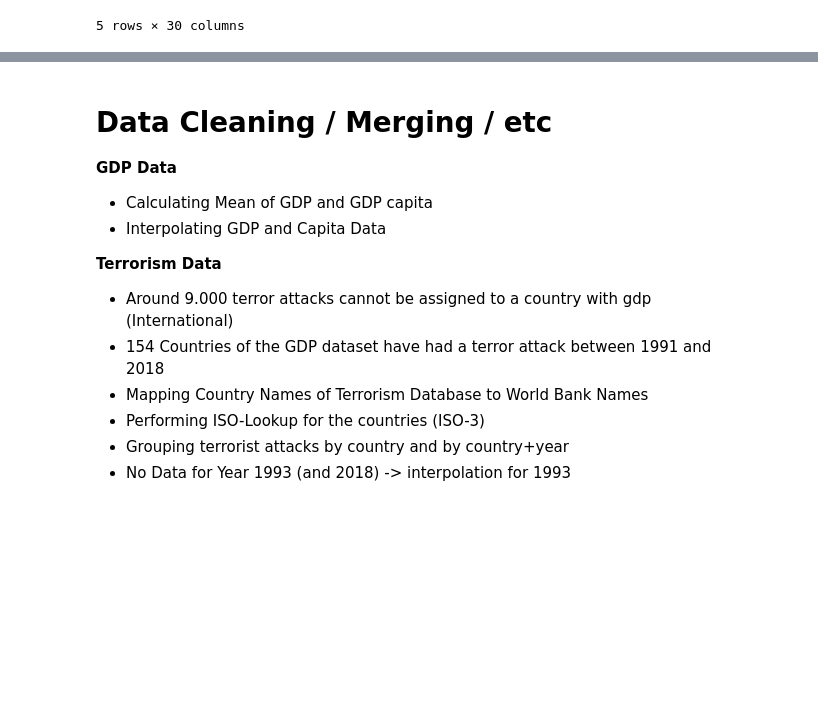
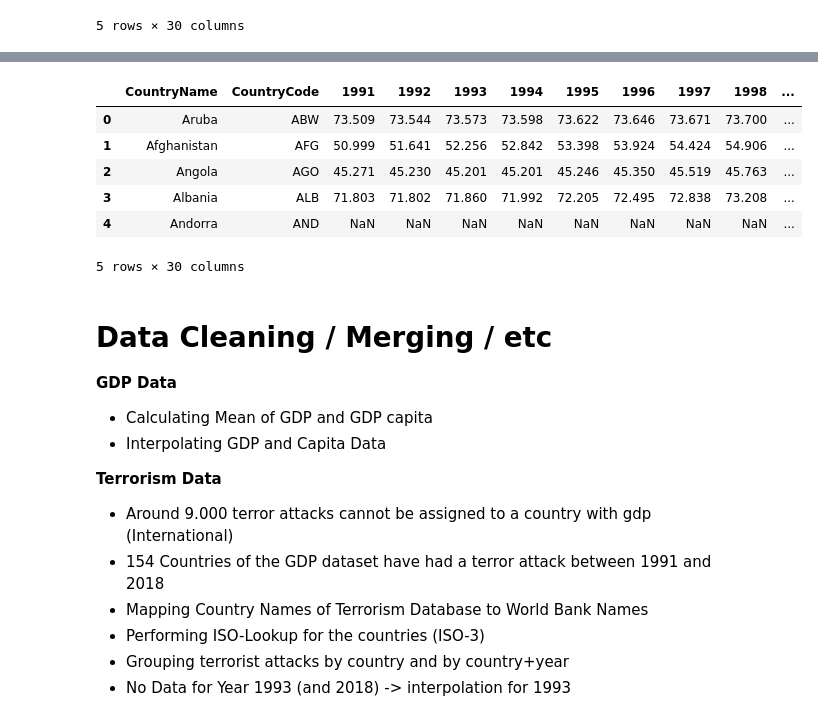
Before and after one commit to msieder/terror, a Jupyter notebook: Terror.ipynb, the cells around one changed output, grey strips where cells are left out. Saved outputs shown, nothing was run; the diff lists cells and outputs as text; code cells hidden in the pictures; blank space fills up the shorter version.

```diff
--- a/Terror.ipynb
+++ b/Terror.ipynb
@@ -62,3 +77,17 @@ capita.head(5)
+# %%
+life = pd.read_excel("./Data/life.xls")
+life.rename(columns={"Country Name":"CountryName","Country Code":"CountryCode"},inplace=True)
+life.drop(life.columns[[range(2,35)]], axis=1,inplace=True)
+life.drop("2019", axis=1, inplace=True)
+life.head(5)
+# %% [output]
+|  | CountryName | CountryCode | 1991 | 1992 | 1993 | 1994 | 1995 | 1996 | 1997 | 1998 | ... |
+| 0 | Aruba | ABW | 73.509 | 73.544 | 73.573 | 73.598 | 73.622 | 73.646 | 73.671 | 73.700 | ... |
+| 1 | Afghanistan | AFG | 50.999 | 51.641 | 52.256 | 52.842 | 53.398 | 53.924 | 54.424 | 54.906 | ... |
+| 2 | Angola | AGO | 45.271 | 45.230 | 45.201 | 45.201 | 45.246 | 45.350 | 45.519 | 45.763 | ... |
+| 3 | Albania | ALB | 71.803 | 71.802 | 71.860 | 71.992 | 72.205 | 72.495 | 72.838 | 73.208 | ... |
+| 4 | Andorra | AND | NaN | NaN | NaN | NaN | NaN | NaN | NaN | NaN | ... |
+5 rows × 30 columns
 # %% [markdown]
 # Data Cleaning / Merging / etc
 **GDP Data**
```
Also changed, not shown: parts of 20 cells of this notebook.
